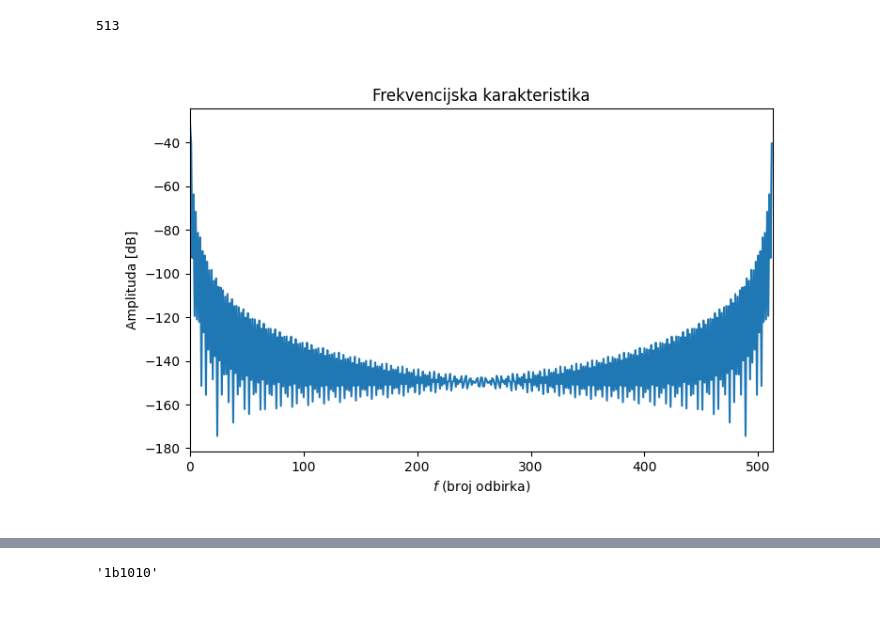
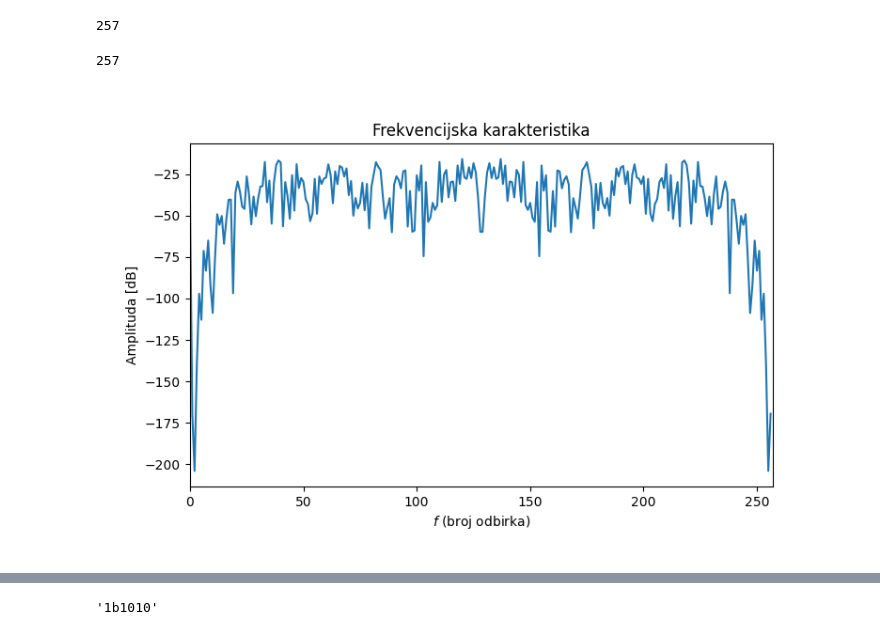
Before and after one commit to pznikola/InterpolatorAndFIRs, a Jupyter notebook: python/DS_v2.ipynb, the cells around one changed output, grey strips where cells are left out. Cells and saved outputs as stored; diff of their text form; code cells hidden in the pictures.

```diff
--- a/python/DS_v2.ipynb
+++ b/python/DS_v2.ipynb
@@ -6,12 +6,13 @@ import matplotlib.pyplot as plt
 #x = np.array([0,0,0,0,0,0,0,0,0,0,0,0,0,0,0,0,8191,0,0,0,0,0,0,0,0,0,0,0,0,0,0,0,0]) #impulse
 #x = np.array([0,0,0,0,0,0,0,0,0,0,0,0,0,0,0,0,90,0,0,0,0,0,0,0,0,0,0,0,0,0,0,0,0])
                                               #
-x = np.zeros(2**8).astype(int)
+x = np.zeros(2**7).astype(int)
 x = np.append(x, 8191).astype(int)
-x1 = np.zeros(2**8).astype(int)
+x = np.append(x, 4092).astype(int)
+x1 = np.zeros(2**7 - 1).astype(int)
 x = np.append(x, x1)
 print(x.size)
 feedback = 0
 # %% [output]
-513
+257
 # %%
@@ -73,16 +90,19 @@ Y = fft(out[:])
 H = Y/X #prenosna funkcija
 #H = Y/92
 Hdb = 20*np.log(abs(H))
+len(Hdb)
+# %% [output]
+257
 # %%
-F = np.arange(0,2**9 + 1)
+F = np.arange(0,2**8 + 1)
 plt.figure(figsize=(8,5))
 plt.title("Frekvencijska karakteristika")
 plt.xlabel('$f$ (broj odbirka)')
 plt.ylabel('Amplituda [dB]')
 plt.subplots_adjust(bottom=0.15)
-plt.xlim([0,2**9 + 1])
+plt.xlim([0,2**8 + 1])
 plt.plot(F,Hdb);
 plt.show();
 # %% [output]
-[figure, old version]
+[figure, new version]
 # %%
```
Also changed, not shown: parts of 3 cells of this notebook.
